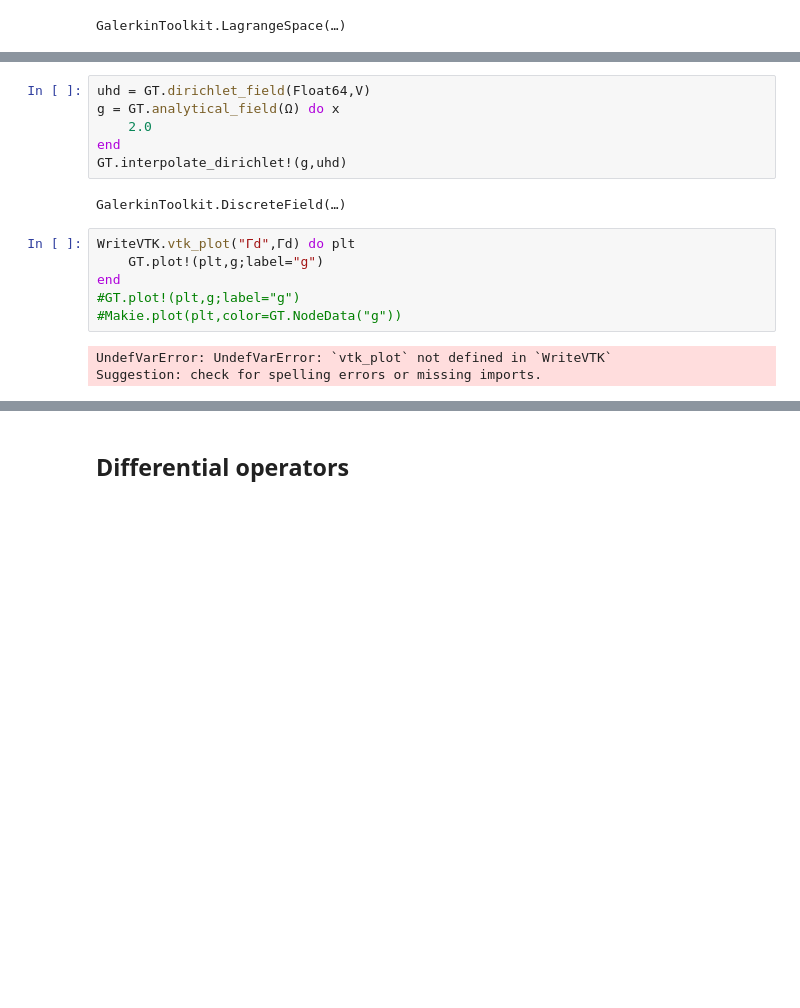
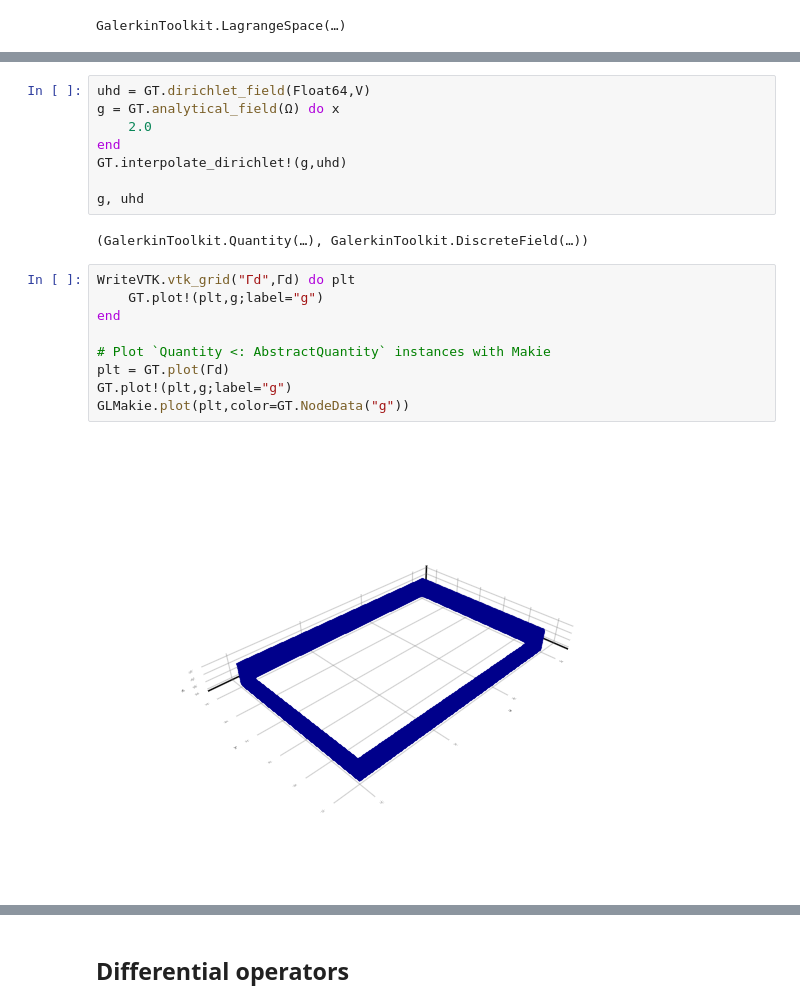
Before and after one commit to GalerkinToolkit/GalerkinToolkit.jl, a Jupyter notebook: notebooks/t001_poisson.ipynb, the cells around one changed output, grey strips where cells are left out. Saved outputs shown, nothing was run; the diff lists cells and outputs as text; blank space fills up the shorter version.

```diff
--- a/notebooks/t001_poisson.ipynb
+++ b/notebooks/t001_poisson.ipynb
@@ -186,15 +205,19 @@ g = GT.analytical_field(Ω) do x
     2.0
 end
 GT.interpolate_dirichlet!(g,uhd)
+
+g, uhd
 # %% [output]
-GalerkinToolkit.DiscreteField(…)
+(GalerkinToolkit.Quantity(…), GalerkinToolkit.DiscreteField(…))
 # %%
-WriteVTK.vtk_plot("Γd",Γd) do plt
+WriteVTK.vtk_grid("Γd",Γd) do plt
     GT.plot!(plt,g;label="g")
 end
-#GT.plot!(plt,g;label="g")
-#Makie.plot(plt,color=GT.NodeData("g"))
+
+# Plot `Quantity <: AbstractQuantity` instances with Makie
+plt = GT.plot(Γd)
+GT.plot!(plt,g;label="g")
+GLMakie.plot(plt,color=GT.NodeData("g"))
 # %% [output]
-UndefVarError: UndefVarError: `vtk_plot` not defined in `WriteVTK`
-Suggestion: check for spelling errors or missing imports.
+[figure, added]
 # %%
```
Also changed, not shown: parts of 41 cells of this notebook, 2 other files.
